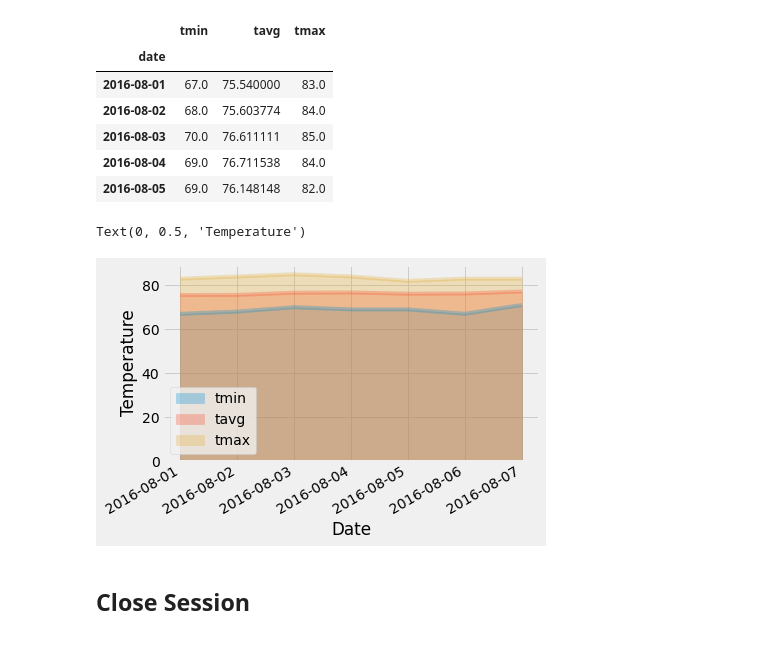
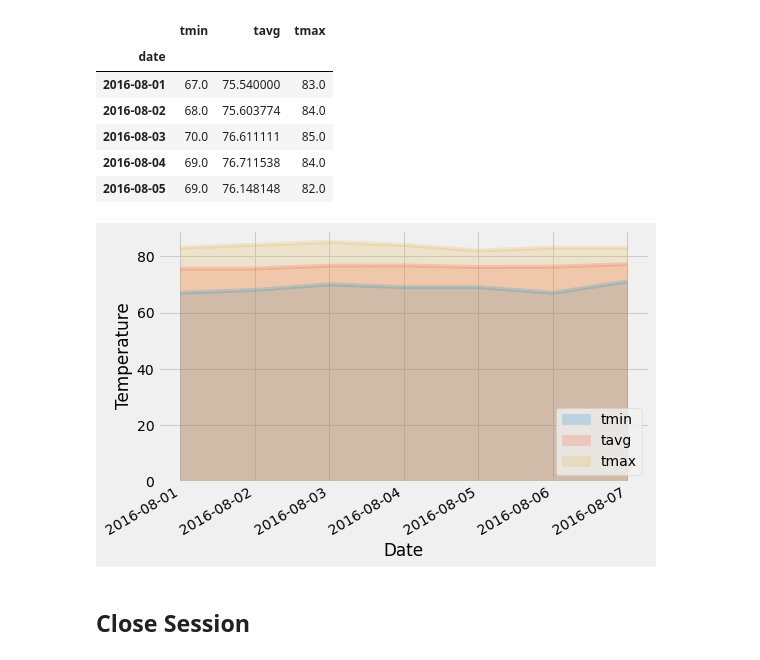
Before and after one commit to PeiDay/SQLAlchemy-Challenge, a Jupyter notebook: temp_analysis_2.ipynb, the cells around one changed output. Saved outputs shown, nothing was run; the diff lists cells and outputs as text; code cells hidden in the pictures.

```diff
--- a/temp_analysis_2.ipynb
+++ b/temp_analysis_2.ipynb
@@ -238,13 +237,15 @@ trip_date_df.head()
 # %%
 # Plot the daily normals as an area plot with `stacked=False`
 
-trip_date_df.plot(kind='area', stacked=False, x_compat=True, alpha=.3, figsize=(6,4))
-# plt.tight_layout()
+trip_date_df.plot(kind='area', stacked=False, x_compat=True, alpha=.2, figsize=(8,5))
 plt.xlabel("Date")
 plt.ylabel("Temperature")
+plt.tight_layout()
+plt.legend(loc='lower right')
+plt.savefig("Images/daily_normal.png")
+plt.show()
 # %% [output]
-Text(0, 0.5, 'Temperature')
-[figure, old version]
+[figure, new version]
 # %% [markdown]
 ## Close Session
 # %%
```
Also changed, not shown: parts of 1 cell of this notebook, 4 other files.
